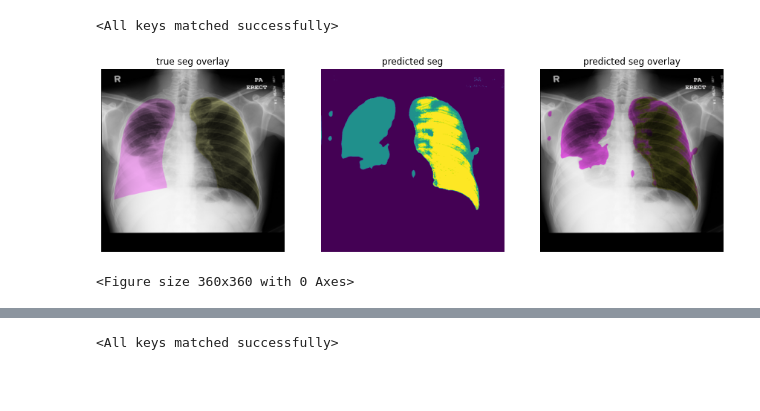
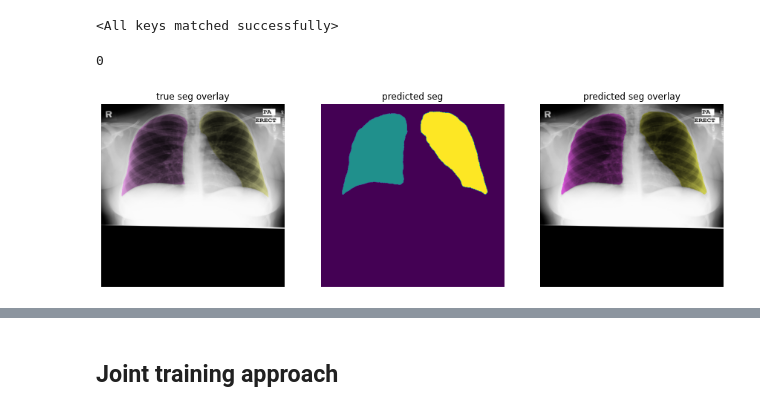
Before and after one commit to ebrahimebrahim/lung-seg-exploration, a Jupyter notebook: exploration.ipynb, the cells around one changed output, grey strips where cells are left out. Drawn from its saved outputs; the diff is of its cells as text; code cells hidden in the pictures; blank space fills up the shorter version.

Commit message:
implement join training

```diff
--- a/exploration.ipynb
+++ b/exploration.ipynb
@@ -150,7 +150,7 @@ class MasksToOneHotD(monai.transforms.MapTransform):
 
         return data
 # %%
-image_size = 1024
+image_size = 512
 
 transform_valid = monai.transforms.Compose([
     monai.transforms.LoadImageD(keys = ['img']),
@@ -221,7 +221,7 @@ seg_channels = 3; # left lung, right lung, background
 seg_net_channel_seq = (8,8,16,32,64,64)
 stride_seq = (2,2,2,2,2) # I don't know why, but MONAI unet insists on this being one shorter than I expect,
 # and then it forces a stride of 1 at that last step.
-dropout = 0.2
+dropout_seg_net = 0.5
 num_res_units = 1
 
 seg_net = monai.networks.nets.UNet(
@@ -230,7 +230,7 @@ seg_net = monai.networks.nets.UNet(
     out_channels = seg_channels,
     channels = seg_net_channel_seq,
     strides = (2,2,2,2,2),
-    dropout = dropout,
+    dropout = dropout_seg_net,
     num_res_units = num_res_units
 )
 
@@ -255,6 +255,7 @@ downsample_factor = np.array(critic_channels_and_strides)[:,2].prod()
 last_conv_layer_channels = np.array(critic_channels_and_strides)[-1,1]
 last_conv_layer_image_size = image_size // downsample_factor
 
+dropout_critic_net = 0.2
 
 
 print("critic_net in_channels, out_channels, and strides for the convolutional part:")
@@ -268,7 +269,7 @@ critic_net = torch.nn.Sequential(
             out_channels,
             strides = stride,
             subunits = num_res_units,
-            dropout = dropout,
+            dropout = dropout_critic_net,
         )
         for in_channels, out_channels, stride in critic_channels_and_strides
     ],
@@ -343,7 +344,6 @@ def preview_seg_net(data_item, figsize=(15,10), print_loss = True):
         ax2.set_title("predicted seg")
         ax2.axis('off')
 
-        fig = plt.figure(figsize=(5,5))
         im_pred = im.clone()
         im_pred[1,:,:] *= 1-0.6*seg_pred_mask1
         im_pred[2,:,:] *= 1-0.6*seg_pred_mask2
@@ -715,10 +696,12 @@ plt.show()
 <All keys matched successfully>
 # %%
 #Try both networks on a random validation image
-data_item  = random.choice(dataset_valid)
+data_item_index  = random.choice(range(len(dataset_valid)))
+print(data_item_index)
+data_item = dataset_valid[data_item_index]
 with torch.no_grad():
     preview_seg_net(data_item);
     preview_critic_net(data_item);
 # %% [output]
+0
-[figure, old version]
+[figure, new version]
-<Figure size 360x360 with 0 Axes>
@@ -728,6 +711,7 @@ Associated BCE loss: 0.0
 Critic network confidence in the ground truth segmentation: 1.0
 Associated BCE loss: 0.0
 # %%
-seg_net.load_state_dict(torch.load('seg_net3.pth'))
+# In case you want to start with a decent pretrained seg net:
+# seg_net.load_state_dict(torch.load('seg_net3.pth'))
-# %% [output]
-<All keys matched successfully>
+# %% [markdown]
+## Joint training approach
```
Also changed, not shown: parts of 20 cells of this notebook.
